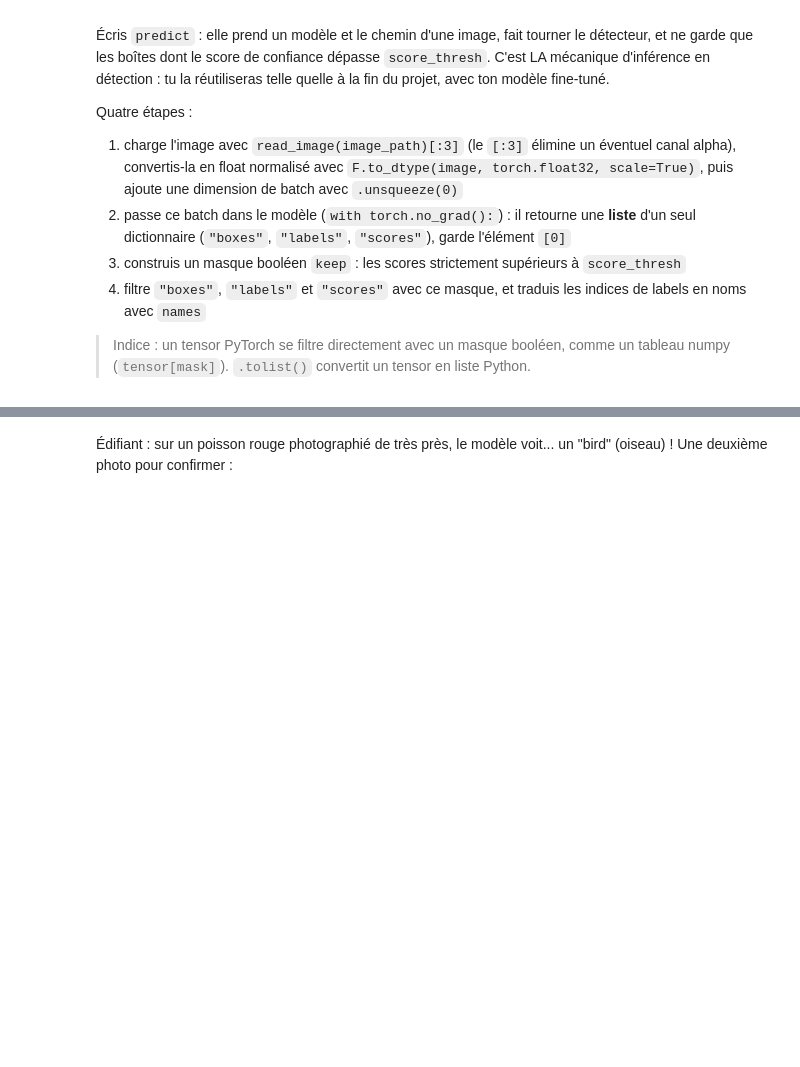
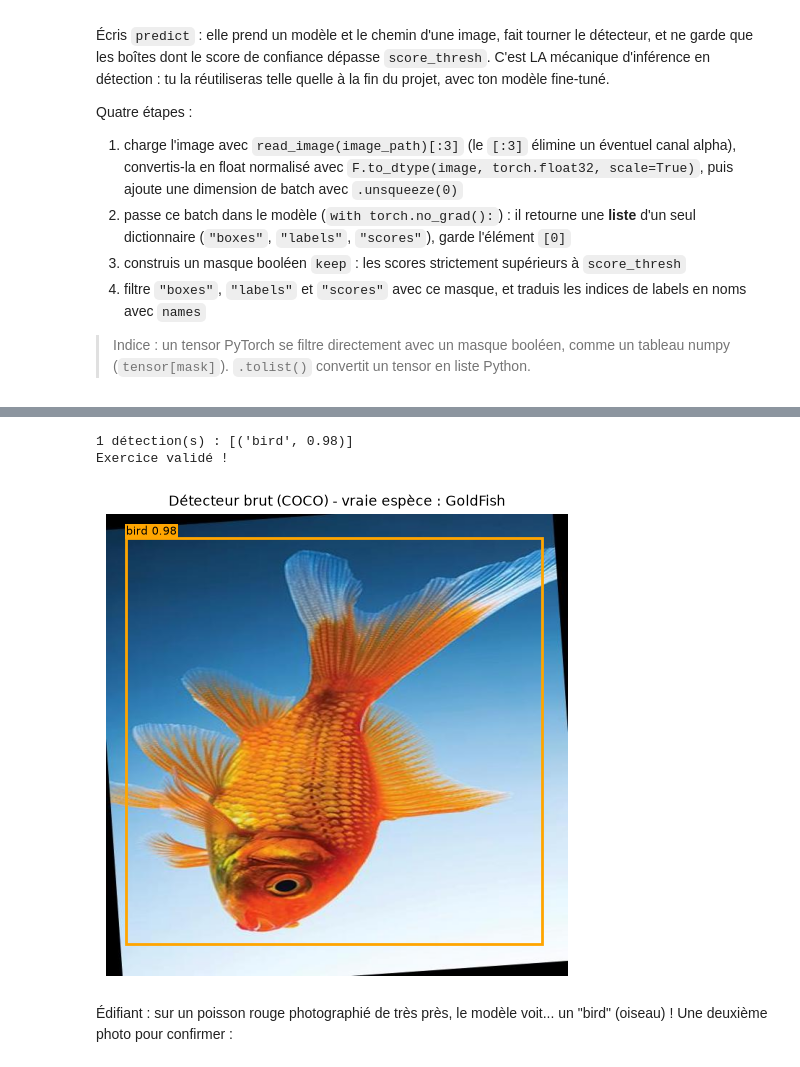
Before and after one commit to johnplt/Cahier-Vacances-2026, a Jupyter notebook: Projet_05/projet_05.ipynb, the cells around one changed output, grey strips where cells are left out. Cells and saved outputs as stored; diff of their text form; code cells hidden in the pictures; blank space fills up the shorter version.

```diff
--- a/Projet_05/projet_05.ipynb
+++ b/Projet_05/projet_05.ipynb
@@ -142,14 +176,14 @@ def predict(model, image_path, names, score_thresh=0.5):
     """
 
     ### START CODE HERE ###
-
-    batch =   # (1) image -> float [0,1] -> batch de 1
+    image = read_image(image_path)[:3]
+    batch =  F.to_dtype(image, torch.float32, scale=True).unsqueeze(0)  # (1) image -> float [0,1] -> batch de 1
     with torch.no_grad():
-           # (2) une seule image envoyée : on garde le premier (et unique) résultat
-    keep =   # (3) masque booléen des détections assez confiantes
-    boxes =
-    labels =
-    scores =   # (4) on filtre les 3 tensors avec le même masque
+        output = model(batch)[0]       # (2) une seule image envoyée : on garde le premier (et unique) résultat
+    keep = output["scores"] > score_thresh   # (3) masque booléen des détections assez confiantes
+    boxes = output["boxes"][keep].tolist()
+    labels = [names[i] for i in output["labels"][keep].tolist()]
+    scores = output["scores"][keep].tolist()  # (4) on filtre les 3 tensors avec le même masque
 
     ### END CODE HERE ###
 
@@ -167,3 +201,4 @@ assert isinstance(boxes, list) and isinstance(labels, list) and isinstance(score
     "boxes, labels et scores doivent être des listes"
 assert len(boxes) == len(labels) == len(scores), "les trois listes doivent avoir la même longueur"
 print("Exercice validé !")
+# %% [output]
@@ -170,3 +222,6 @@ print("Exercice validé !")
+1 détection(s) : [('bird', 0.98)]
+Exercice validé !
+[figure, added]
 # %% [markdown]
 Édifiant : sur un poisson rouge photographié de très près, le modèle voit... un "bird" (oiseau) ! Une deuxième photo pour confirmer :
 # %%
```
Also changed, not shown: parts of 13 cells of this notebook, 2 other files.
